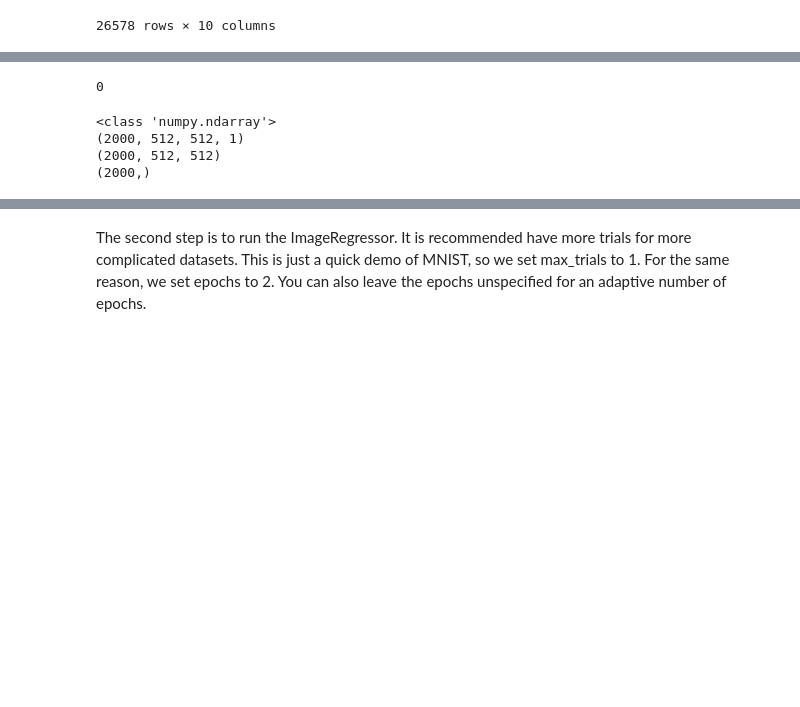
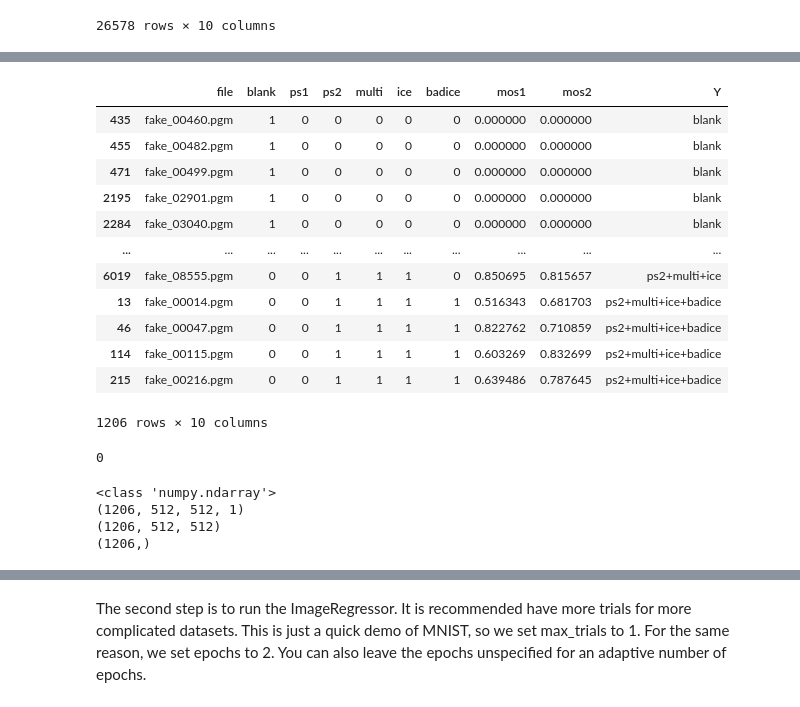
Before and after one commit to fengchenLBL/diffraction-ai, a Jupyter notebook: image_regression.ipynb, the cells around one changed output, grey strips where cells are left out. Drawn from its saved outputs; the diff is of its cells as text; code cells hidden in the pictures; blank space fills up the shorter version.

```diff
--- a/image_regression.ipynb
+++ b/image_regression.ipynb
@@ -44,3 +44,6 @@ data
 | 26576 | fake_38741.pgm | 0 | 1 | 0 | 0 | 0 | 0 | 0.752521 | 0.000000 | ps1 |
 | 26577 | fake_38742.pgm | 0 | 1 | 0 | 0 | 0 | 0 | 0.752521 | 0.000000 | ps1 |
 26578 rows × 10 columns
+# %%
+lable_count = dict(data['Y'].value_counts())
+lable_count
@@ -47 +69,18 @@ data
+# %%
+new_data = pd.concat([data[data['Y']==y][:100] if lable_count[y]>100 else data[data['Y']==y] for y in np.unique(data['Y'])])
+new_data
+# %% [output]
+|  | file | blank | ps1 | ps2 | multi | ice | badice | mos1 | mos2 | Y |
+| 435 | fake_00460.pgm | 1 | 0 | 0 | 0 | 0 | 0 | 0.000000 | 0.000000 | blank |
+| 455 | fake_00482.pgm | 1 | 0 | 0 | 0 | 0 | 0 | 0.000000 | 0.000000 | blank |
+| 471 | fake_00499.pgm | 1 | 0 | 0 | 0 | 0 | 0 | 0.000000 | 0.000000 | blank |
+| 2195 | fake_02901.pgm | 1 | 0 | 0 | 0 | 0 | 0 | 0.000000 | 0.000000 | blank |
+| 2284 | fake_03040.pgm | 1 | 0 | 0 | 0 | 0 | 0 | 0.000000 | 0.000000 | blank |
+| ... | ... | ... | ... | ... | ... | ... | ... | ... | ... | ... |
+| 6019 | fake_08555.pgm | 0 | 0 | 1 | 1 | 1 | 0 | 0.850695 | 0.815657 | ps2+multi+ice |
+| 13 | fake_00014.pgm | 0 | 0 | 1 | 1 | 1 | 1 | 0.516343 | 0.681703 | ps2+multi+ice+badice |
+| 46 | fake_00047.pgm | 0 | 0 | 1 | 1 | 1 | 1 | 0.822762 | 0.710859 | ps2+multi+ice+badice |
+| 114 | fake_00115.pgm | 0 | 0 | 1 | 1 | 1 | 1 | 0.603269 | 0.832699 | ps2+multi+ice+badice |
+| 215 | fake_00216.pgm | 0 | 0 | 1 | 1 | 1 | 1 | 0.639486 | 0.787645 | ps2+multi+ice+badice |
+1206 rows × 10 columns
 # %%
@@ -68,13 +106,16 @@ print(input_arr.shape)
 x_train = np.squeeze(input_arr)
 print(x_train.shape)
 
-y_train = np.array(data['mos1'][:size])
+y_train = np.array(new_data['mos1'])
 print(y_train.shape)
+
+X = x_train
+Y = y_train
 # %% [output]
 <class 'numpy.ndarray'>
-(2000, 512, 512, 1)
-(2000, 512, 512)
-(2000,)
+(1206, 512, 512, 1)
+(1206, 512, 512)
+(1206,)
 # %%
 import matplotlib.pyplot as plt
 num = 20
```
Also changed, not shown: parts of 6 cells of this notebook, 2 other files.
